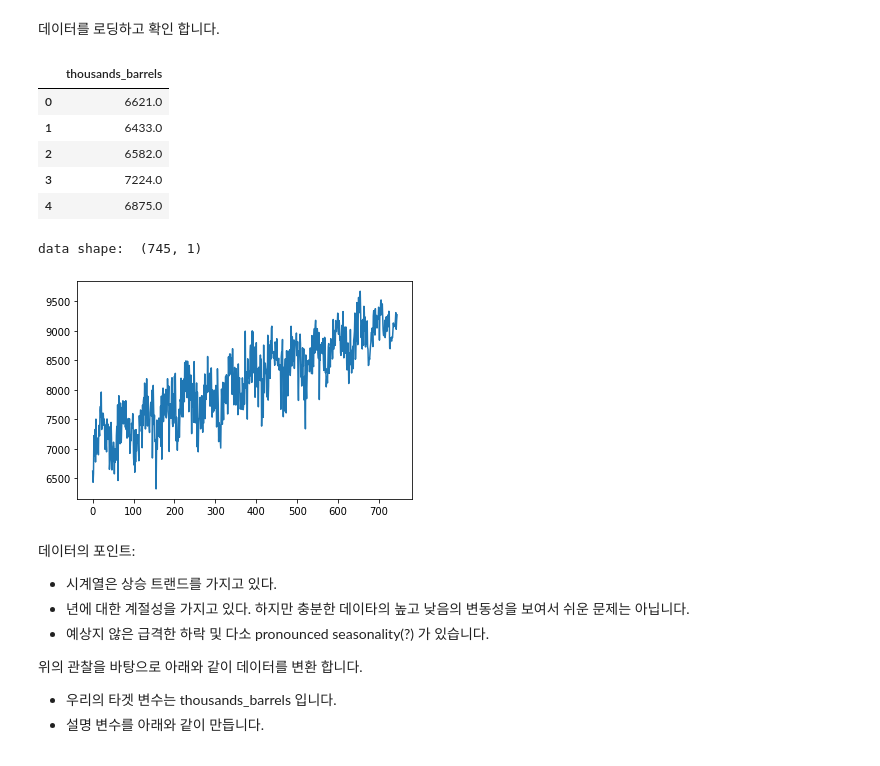
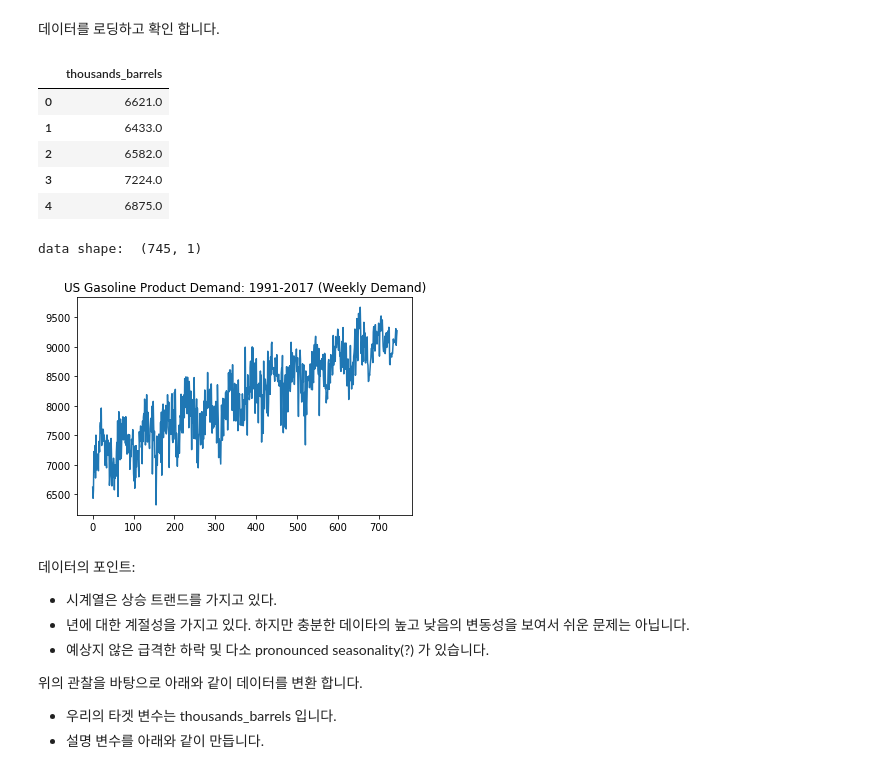
Before and after one commit to gonsoomoon-ml/linear-regresson-forecast, a Jupyter notebook: linearRegression_forecast/1.1.Linear_Learner_Forecast.ipynb, the cells around one changed output. Cells and saved outputs as stored; diff of their text form; code cells hidden in the pictures.

```diff
--- a/linearRegression_forecast/1.1.Linear_Learner_Forecast.ipynb
+++ b/linearRegression_forecast/1.1.Linear_Learner_Forecast.ipynb
@@ -101,18 +101,19 @@ gasoline.csv.2      100%[===================>]   4.42K  --.-KB/s    in 0s
 # %%
 gas = pd.read_csv('gasoline.csv', header=None, names=['thousands_barrels'])
 display(gas.head())
 print("data shape: ", gas.shape)
+plt.title("US Gasoline Product Demand: 1991-2017 (Weekly Demand)")
 plt.plot(gas)
 plt.show()
 # %% [output]
 |  | thousands_barrels |
 | 0 | 6621.0 |
 | 1 | 6433.0 |
 | 2 | 6582.0 |
 | 3 | 7224.0 |
 | 4 | 6875.0 |
 data shape:  (745, 1)
-[figure, old version]
+[figure, new version]
 # %% [markdown]
 데이터의 포인트:
 - 시계열은 상승 트랜드를 가지고 있다.
```
Also changed, not shown: 10 other files.
